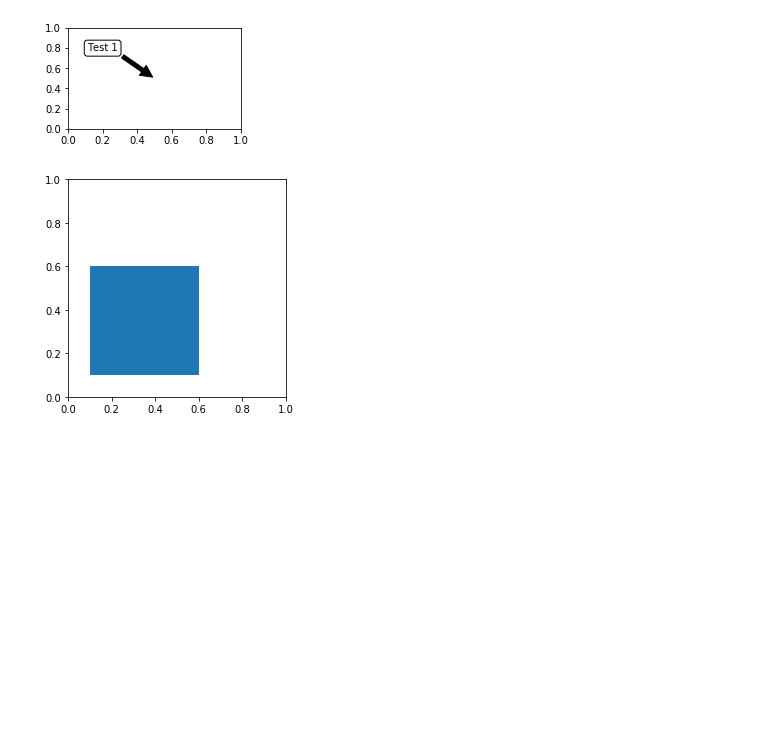
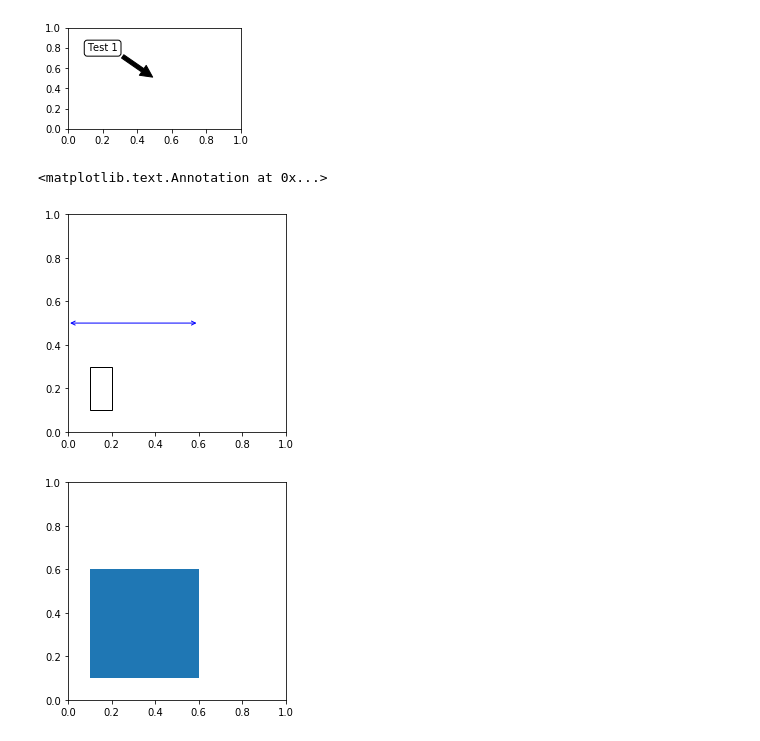
Before and after one commit to yogeshVU/matplotlib_apps, a Jupyter notebook: matplotlib_barchart.ipynb, the cells around one changed output. Saved outputs shown, nothing was run; the diff lists cells and outputs as text; code cells hidden in the pictures; blank space fills up the shorter version.

Commit message:
more graphs

```diff
--- a/matplotlib_barchart.ipynb
+++ b/matplotlib_barchart.ipynb
@@ -267,6 +267,26 @@ offset_from = OffsetFrom(an1, (0.5, 0))
 plt.show()
 # %% [output]
 [figure]
+# %%
+import matplotlib.pyplot as plt
+import matplotlib.patches as patches
+
+fig2 = plt.figure()
+ax2 = fig2.add_subplot(111, aspect='equal')
+ax2.add_patch(
+    patches.Rectangle(
+        (0.1, 0.1),
+        0.1,
+        0.2,
+        fill=False      # remove background
+    )
+)
+
+ax2.annotate('', xy=(0, 0.5), xycoords='axes fraction', xytext=(0.6, 0.5),
+            arrowprops=dict(arrowstyle="<->", color='b'))
+# %% [output]
+<matplotlib.text.Annotation at 0x...>
+[figure, added]
 # %%
 import matplotlib.pyplot as plt
 import matplotlib.patches as patches
```
Also changed, not shown: parts of 7 cells of this notebook, 1 other file.
